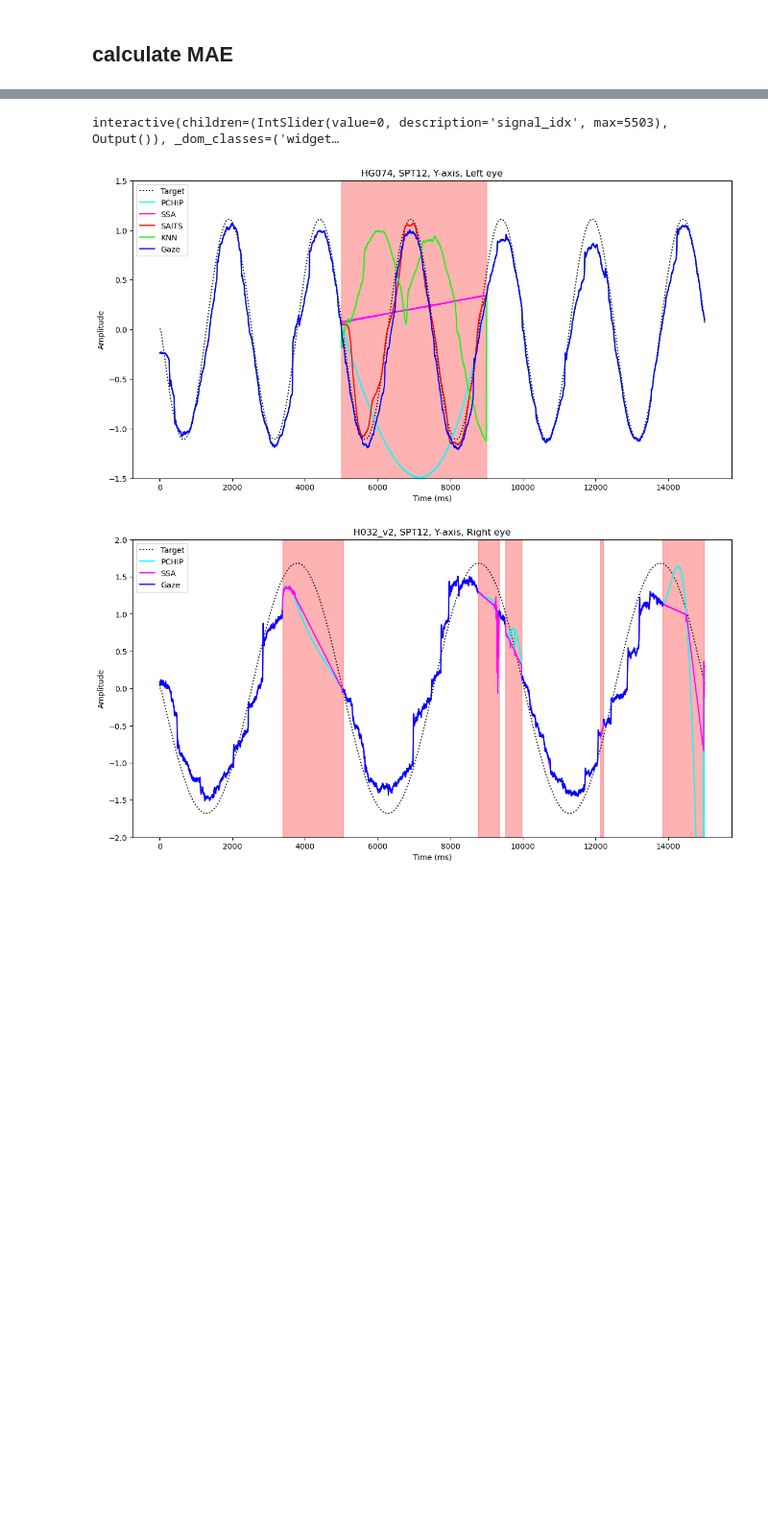
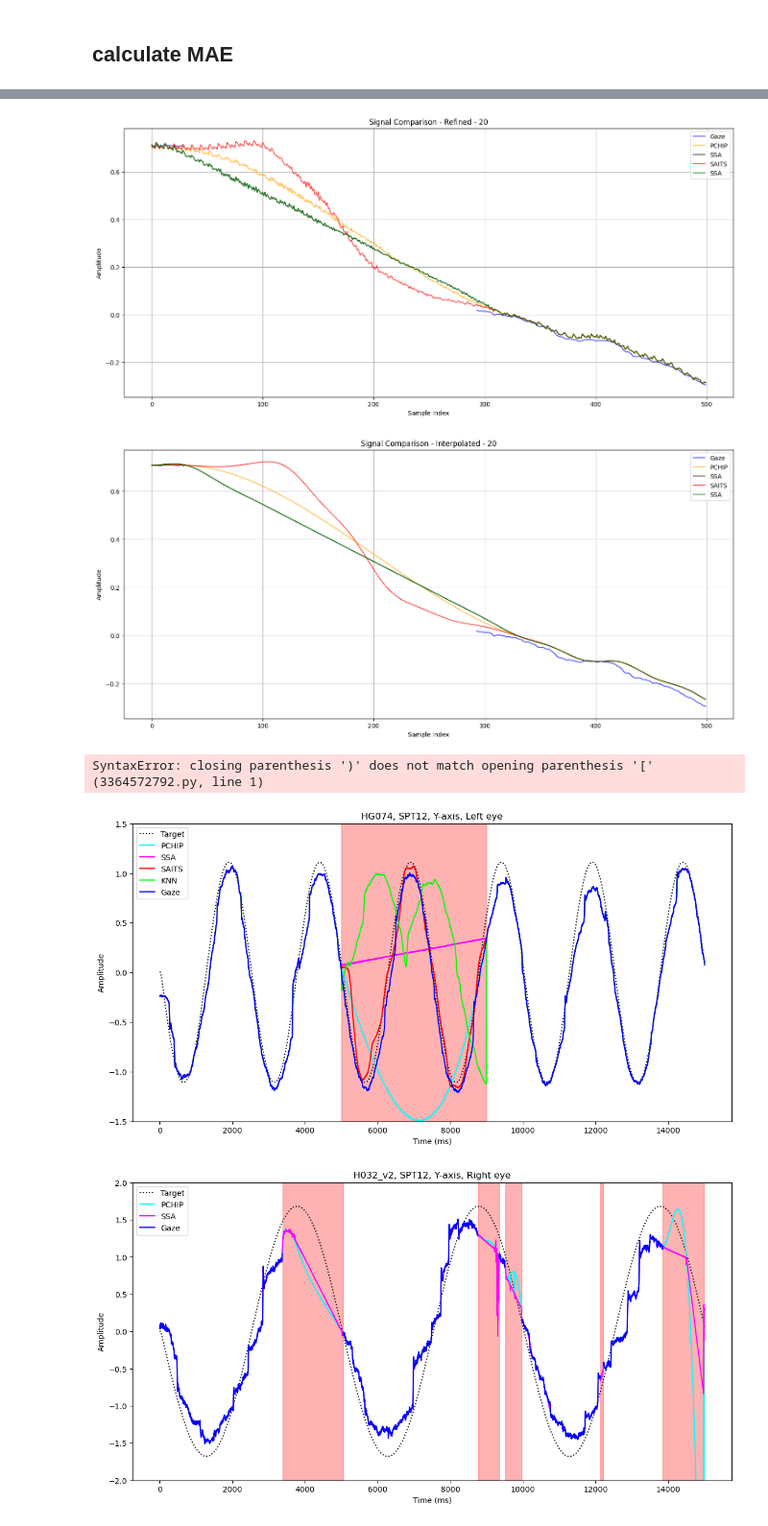
Before and after one commit to BYO-UPM/SAITS-imputation, a Jupyter notebook: pipline_all.ipynb, the cells around one changed output, grey strips where cells are left out. Shown at 96% size. Cells and saved outputs as stored; diff of their text form; code cells hidden in the pictures; blank space fills up the shorter version.

```diff
--- a/pipline_all.ipynb
+++ b/pipline_all.ipynb
@@ -1122,8 +1499,8 @@ interactive(children=(IntSlider(value=0, description='signal_idx', max=5503), Ou
 # %%
-Target_1_4 = flatten_Target_1_8(smoothpur_1_4)
-Target_5_8 = flatten_Target_1_8(smoothpur_5_8)
-Target_x_9_10, Target_y_9_10= flatten_Target_9_12(smoothpur_9_10)
-Target_x_11_12, Target_y_11_12= flatten_Target_9_12(smoothpur_11_12)
+Target_1_4 = flatten_Target_1_8(smoothpur_1_4_test)
+Target_5_8 = flatten_Target_1_8(smoothpur_5_8_test)
+Target_x_9_10, Target_y_9_10= flatten_Target_9_12(smoothpur_9_10_test)
+Target_x_11_12, Target_y_11_12= flatten_Target_9_12(smoothpur_11_12_test)
 # %%
 mean_T_1_4 = np.nanmean(Target_1_4)
 std_T_1_4 = np.nanstd(Target_1_4)
@@ -1181,8 +1544,8 @@ def imputation_SAITS (downsampled_data, SAITS_model):
 # %%
-smoothpur_1_4_Ar = np.load('Artificial_data/SmoothPur_1_4_Ar.npy')
-smoothpur_5_8_Ar = np.load('Artificial_data/SmoothPur_5_8_Ar.npy')
-smoothpur_9_10_Ar = np.load('Artificial_data/SmoothPur_9_10_Ar.npy')
-smoothpur_11_12_Ar = np.load('Artificial_data/SmoothPur_11_12_Ar.npy')
+smoothpur_1_4_Ar = np.load('/home/gperez@gaps_domain.ssr.upm.es/Mehdi/SAITS-imputation-main/Test/SmoothPur_1_4_Ar.npy')
+smoothpur_5_8_Ar = np.load('/home/gperez@gaps_domain.ssr.upm.es/Mehdi/SAITS-imputation-main/Test/SmoothPur_5_8_Ar.npy')
+smoothpur_9_10_Ar = np.load('/home/gperez@gaps_domain.ssr.upm.es/Mehdi/SAITS-imputation-main/Test/SmoothPur_9_10_Ar.npy')
+smoothpur_11_12_Ar = np.load('/home/gperez@gaps_domain.ssr.upm.es/Mehdi/SAITS-imputation-main/Test/SmoothPur_11_12_Ar.npy')
 
 
 flat_1_4_Ar = flatten_smoothpur_1_8(smoothpur_1_4_Ar)
@@ -1431,7 +1870,44 @@ RMSE_F_High_mean: 3.2293
-# %%
-plot_signal_comparison_1(flats_normalized, PCHIP_refined_1, SSA_refined_1, SAITS_refined_1,'Gaze', 'PCHIP', 'SSA', 'SAITS')
-# %% [output]
-interactive(children=(IntSlider(value=0, description='signal_idx', max=5503), Output()), _dom_classes=('widget…
+# %%
+i=25
+a=00
+b=a+15000
+
+plt.figure(figsize=(18, 8))
+plt.plot(flats_normalized_test[i][a:b].flatten(), label='Gaze', alpha=0.7, color='blue')
+plt.plot(PCHIP_refined[0][i][a:b].flatten(), label='PCHIP', alpha=0.7, color='orange')
+plt.plot(SSA_refined[0][i][a:b].flatten(), label='SSA', alpha=0.7, color='black')
+plt.plot(SAITS_refined[0][0][i][a:b].flatten(), label='SAITS', alpha=0.7, color='red')
+plt.plot(SSA_refined[0][i][a:b].flatten(), label='SSA', alpha=0.7, color='green')
+
+
+plt.title(f'Signal Comparison - Refined - {i}')
+plt.xlabel('Sample Index')
+plt.ylabel('Amplitude')
+plt.legend()
+plt.grid(True)
+plt.show()
+
+plt.figure(figsize=(18, 8))
+plt.plot(flats_normalized_test[i][a:b].flatten(), label='Gaze', alpha=0.7, color='blue')
+plt.plot(PCHIP_interpolated[i][a:b].flatten(), label='PCHIP', alpha=0.7, color='orange')
+plt.plot(SSA_interpolated[i][a:b].flatten(), label='SSA', alpha=0.7, color='black')
+plt.plot(SAITS_interpolated[0][i][a:b].flatten(), label='SAITS', alpha=0.7, color='red')
+plt.plot(SSA_interpolated[i][a:b].flatten(), label='SSA', alpha=0.7, color='green')
+
+
+plt.title(f'Signal Comparison - Interpolated - {i}')
+plt.xlabel('Sample Index')
+plt.ylabel('Amplitude')
+plt.legend()
+plt.grid(True)
+plt.show()
+# %% [output]
+[figure, added]
+[figure, added]
+# %%
+plot_signal_comparison_1(flats_normalized_test[:][6000:7000], PCHIP_refined[:][6000:7000], SSA_refined[:][6000:7000], SAITS_refined[6000:7000],'Gaze', 'PCHIP', 'SSA', 'SAITS')
+# %% [output]
+SyntaxError: closing parenthesis ')' does not match opening parenthesis '[' (3364572792.py, line 1)
 # %%
 # plt.plot(oDATA[65])
 # plt.plot(SAITS_refined_1[65])
```
Also changed, not shown: parts of 52 cells of this notebook, 3 other files.
